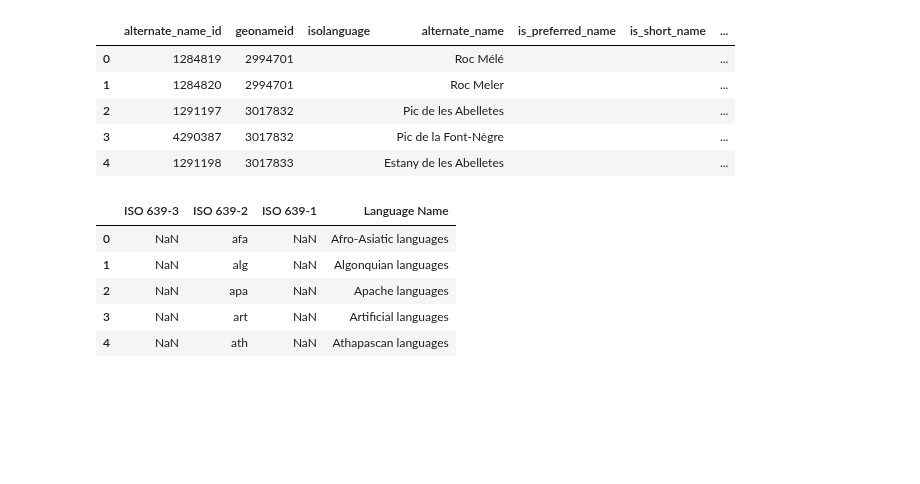
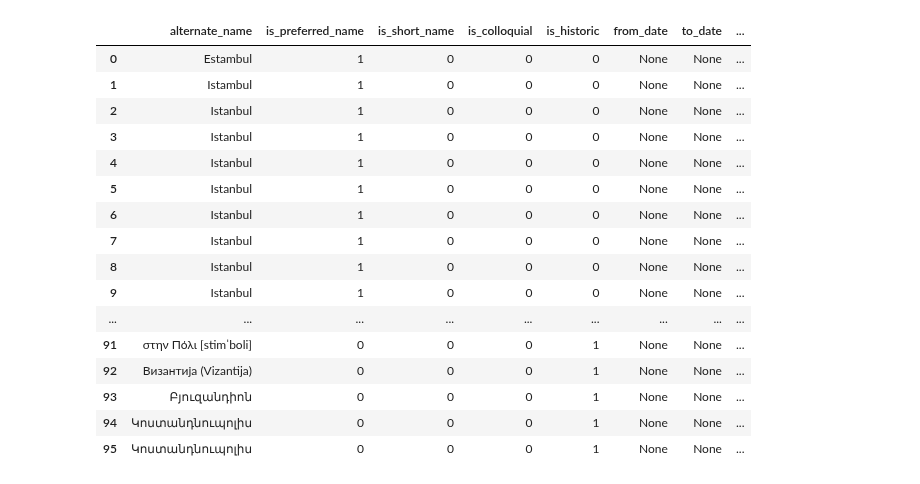
Before and after one commit to Acueres/NameTransductionEngine, a Jupyter notebook: analysis/geonames_data.ipynb, the cells around one changed output. Drawn from its saved outputs; the diff is of its cells as text; code cells hidden in the pictures; blank space fills up the shorter version.

Commit message:
Add geonames db

```diff
--- a/analysis/geonames_data.ipynb
+++ b/analysis/geonames_data.ipynb
@@ -87,9 +0,0 @@ with ZipFile(RAW_DIR / "alternateNamesV2.zip") as zf:
-# %%
-df_alternate_names.head()
-# %% [output]
-|  | alternate_name_id | geonameid | isolanguage | alternate_name | is_preferred_name | is_short_name | ... |
-| 0 | 1284819 | 2994701 |  | Roc Mélé |  |  | ... |
-| 1 | 1284820 | 2994701 |  | Roc Meler |  |  | ... |
-| 2 | 1291197 | 3017832 |  | Pic de les Abelletes |  |  | ... |
-| 3 | 4290387 | 3017832 |  | Pic de la Font-Nègre |  |  | ... |
-| 4 | 1291198 | 3017833 |  | Estany de les Abelletes |  |  | ... |
@@ -105,9 +1,47 @@ with ZipFile(RAW_DIR / "alternateNamesV2.zip") as zf:
-# %%
-df_lang.head()
-# %% [output]
-|  | ISO 639-3 | ISO 639-2 | ISO 639-1 | Language Name |
-| 0 | NaN | afa | NaN | Afro-Asiatic languages |
-| 1 | NaN | alg | NaN | Algonquian languages |
-| 2 | NaN | apa | NaN | Apache languages |
-| 3 | NaN | art | NaN | Artificial languages |
-| 4 | NaN | ath | NaN | Athapascan languages |
+# %%
+import pandas as pd
+import sqlite3
+
+pd.set_option('display.max_rows', None)
+# %%
+def run_query(query: str) -> pd.DataFrame:
+    conn = sqlite3.connect("../data/geonames.sqlite")
+    df = pd.read_sql_query(query, conn)
+    return df
+# %%
+run_query("""
+SELECT
+    alternate_name,
+    is_preferred_name,
+    is_short_name,
+    is_colloquial,
+    is_historic,
+    from_date,
+    to_date,
+    row_kind
+FROM alternate_name
+WHERE geonameid = 745044
+ORDER BY
+    is_preferred_name DESC,
+    is_short_name DESC,
+    is_historic ASC,
+    alternate_name;
+    """)
+# %% [output]
+|  | alternate_name | is_preferred_name | is_short_name | is_colloquial | is_historic | from_date | to_date | ... |
+| 0 | Estambul | 1 | 0 | 0 | 0 | None | None | ... |
+| 1 | Istambul | 1 | 0 | 0 | 0 | None | None | ... |
+| 2 | Istanbul | 1 | 0 | 0 | 0 | None | None | ... |
+| 3 | Istanbul | 1 | 0 | 0 | 0 | None | None | ... |
+| 4 | Istanbul | 1 | 0 | 0 | 0 | None | None | ... |
+| 5 | Istanbul | 1 | 0 | 0 | 0 | None | None | ... |
+| 6 | Istanbul | 1 | 0 | 0 | 0 | None | None | ... |
+| 7 | Istanbul | 1 | 0 | 0 | 0 | None | None | ... |
+| 8 | Istanbul | 1 | 0 | 0 | 0 | None | None | ... |
+| 9 | Istanbul | 1 | 0 | 0 | 0 | None | None | ... |
+| ... | ... | ... | ... | ... | ... | ... | ... | ... |
+| 91 | στην Πόλι [stimˈboli] | 0 | 0 | 0 | 1 | None | None | ... |
+| 92 | Византија (Vizantija) | 0 | 0 | 0 | 1 | None | None | ... |
+| 93 | Բյուզանդիոն | 0 | 0 | 0 | 1 | None | None | ... |
+| 94 | Կոստանդնուպոլիս | 0 | 0 | 0 | 1 | None | None | ... |
+| 95 | Կոստանդնուպոլիս | 0 | 0 | 0 | 1 | None | None | ... |
```
Also changed, not shown: parts of 7 cells of this notebook, 8 other files.
